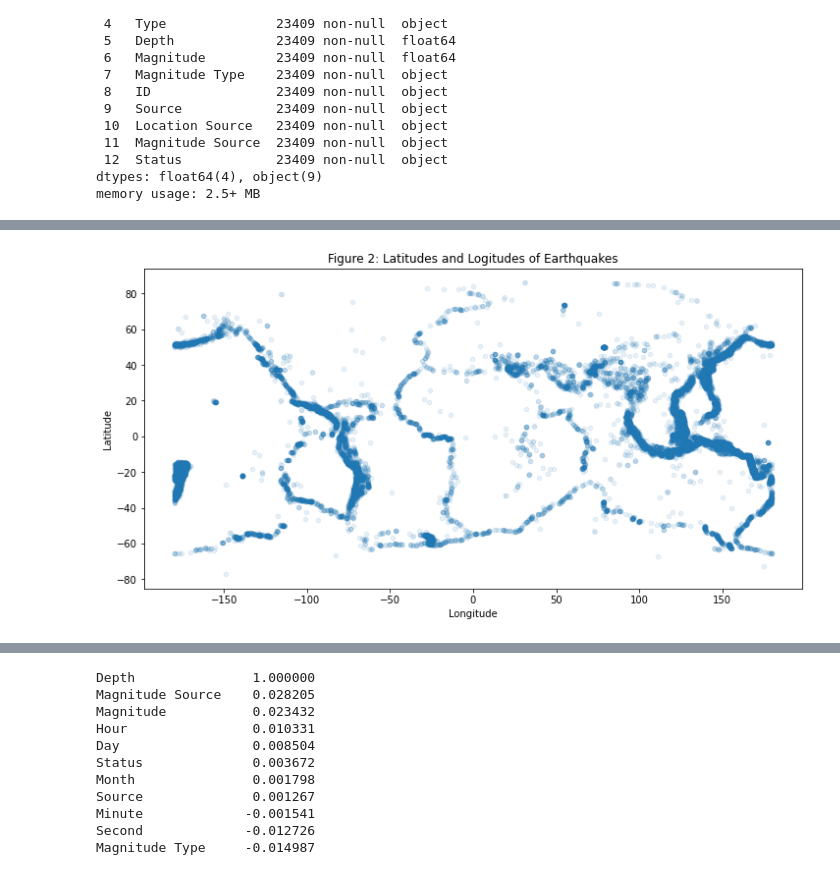
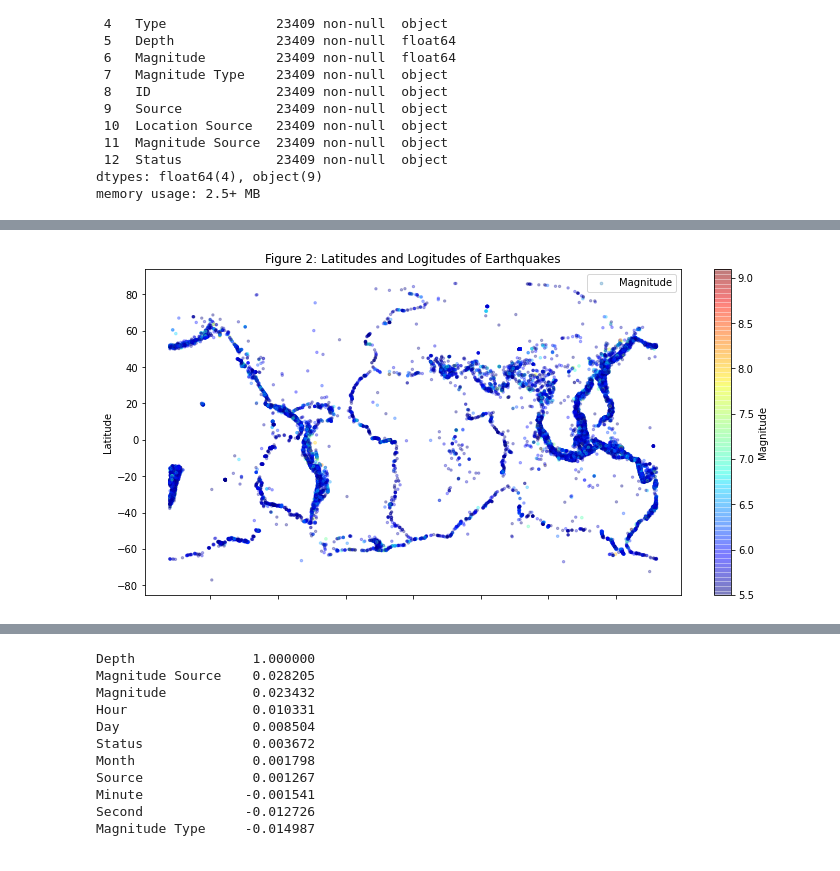
Before and after one commit to n1ddeh/CS-431-Earquake-Analysis-with-Machine-Learning, a Jupyter notebook: Earthquake Notebook.ipynb, the cells around one changed output, grey strips where cells are left out. Saved outputs shown, nothing was run; the diff lists cells and outputs as text; code cells hidden in the pictures.

```diff
--- a/Earthquake Notebook.ipynb
+++ b/Earthquake Notebook.ipynb
@@ -121,15 +106,17 @@ train_set, test_set = train_test_split(df, test_size=0.2, random_state=42)
 # %%
 # Visualizing Geographical Data
-df.plot(kind="scatter", x="Longitude", y="Latitude", alpha=0.1, figsize=(12,6), title="Figure 2: Latitudes and Logitudes of Earthquakes")
+df.plot(kind="scatter", x="Longitude", y="Latitude", alpha=0.3, figsize=(12,6), title="Figure 2: Latitudes and Logitudes of Earthquakes",
+       s=df['Magnitude'], label='Magnitude', c='Magnitude', cmap=plt.get_cmap('jet'), colorbar=True,)
+plt.legend()
 
 # Display raw data on world map
 px.set_mapbox_access_token(MAPBOX_ACCESS_KEY)
 fig = px.scatter_mapbox(df, lat="Latitude", lon="Longitude", color="Magnitude", size="Magnitude",
                   color_continuous_scale=px.colors.cyclical.IceFire, size_max=5, zoom=0, title="Figure 1: Significant Earthquakes from 1965 to 2016")
 fig.show()
 # %% [output]
 [interactive output not drawn]
-[figure, old version]
+[figure, new version]
 # %%
 from pandas.plotting import scatter_matrix
 
```
Also changed, not shown: parts of 9 cells of this notebook.
